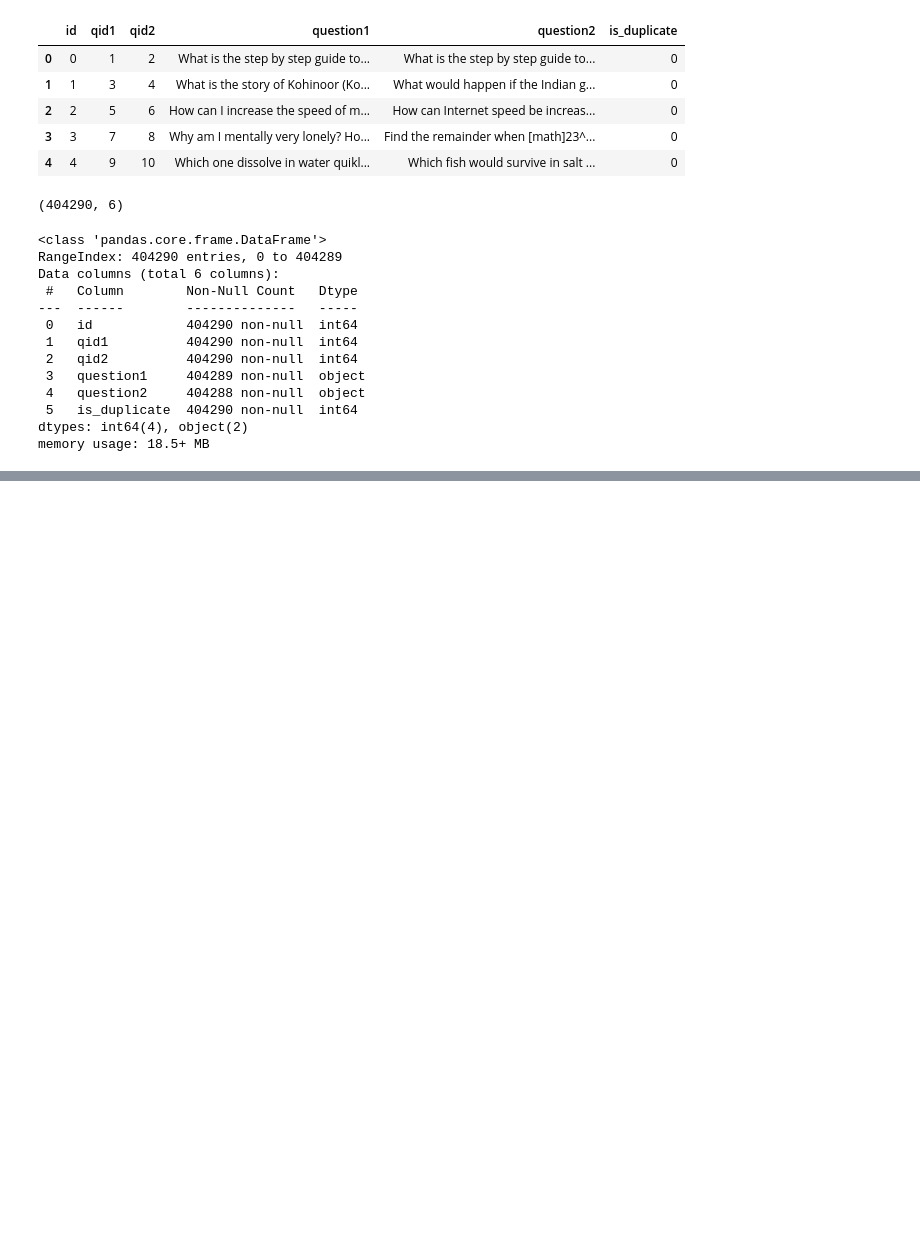
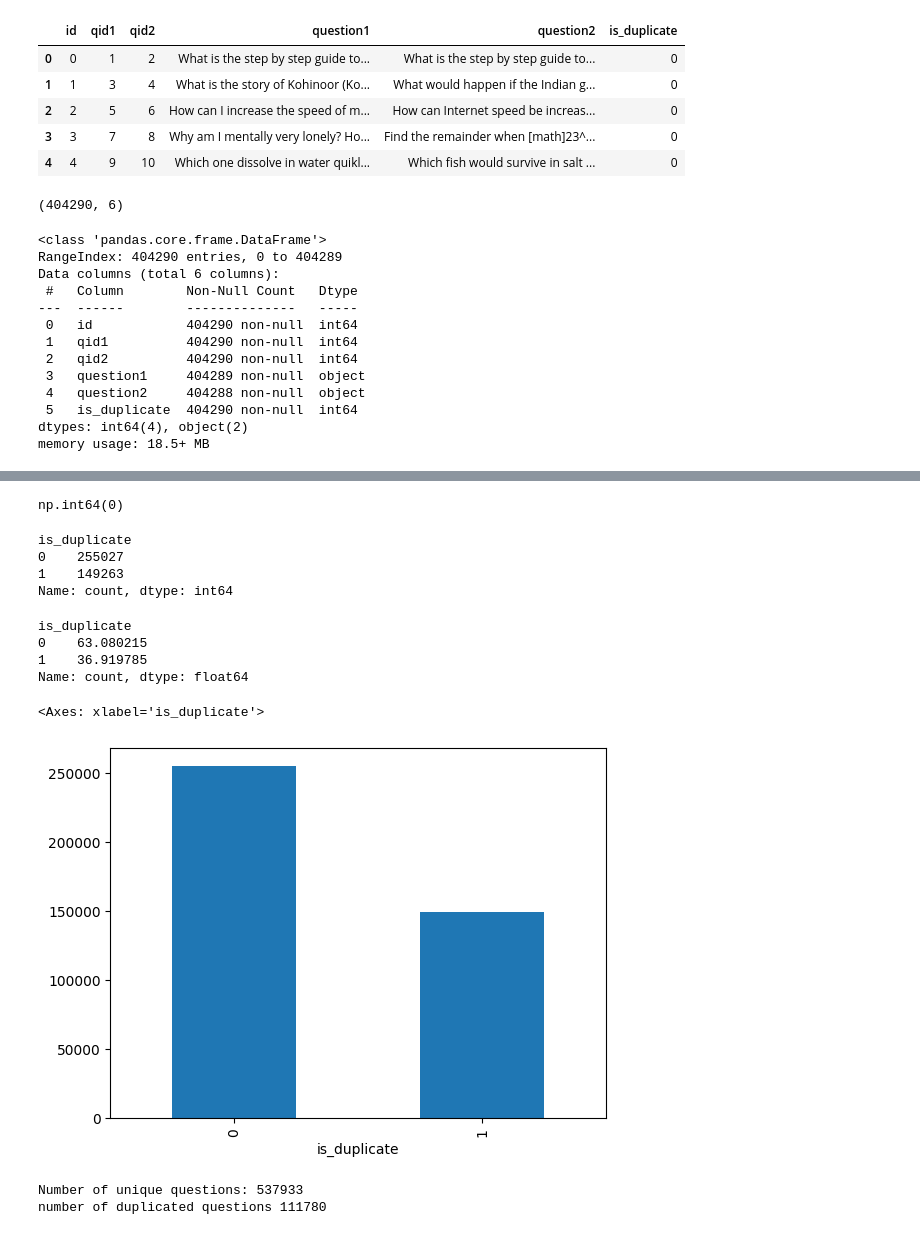
Before and after one commit to Saransh-Basu-01/Quora-Question-Pairs, a Jupyter notebook: Quora Question Pairs.ipynb, the cells around one changed output, grey strips where cells are left out. Cells and saved outputs as stored; diff of their text form; code cells hidden in the pictures; blank space fills up the shorter version.

```diff
--- a/Quora Question Pairs.ipynb
+++ b/Quora Question Pairs.ipynb
@@ -62,0 +85,31 @@ memory usage: 18.5+ MB
+# %%
+df.duplicated().sum()
+# %% [output]
+np.int64(0)
+# %%
+df['is_duplicate'].value_counts()
+# %% [output]
+is_duplicate
+0    255027
+1    149263
+Name: count, dtype: int64
+# %%
+(df['is_duplicate'].value_counts())/(df['is_duplicate'].count()) *100
+# %% [output]
+is_duplicate
+0    63.080215
+1    36.919785
+Name: count, dtype: float64
+# %%
+df['is_duplicate'].value_counts().plot(kind="bar")
+# %% [output]
+<Axes: xlabel='is_duplicate'>
+[figure, added]
+# %%
+qid=pd.Series(df['qid1'].tolist()+df['qid2'].tolist())
+print("Number of unique questions:",np.unique(qid).shape[0])
+x=qid.value_counts()>1
+print("number of duplicated questions",x[x].shape[0])
+# %% [output]
+Number of unique questions: 537933
+number of duplicated questions 111780
```
Also changed, not shown: parts of 4 cells of this notebook.
